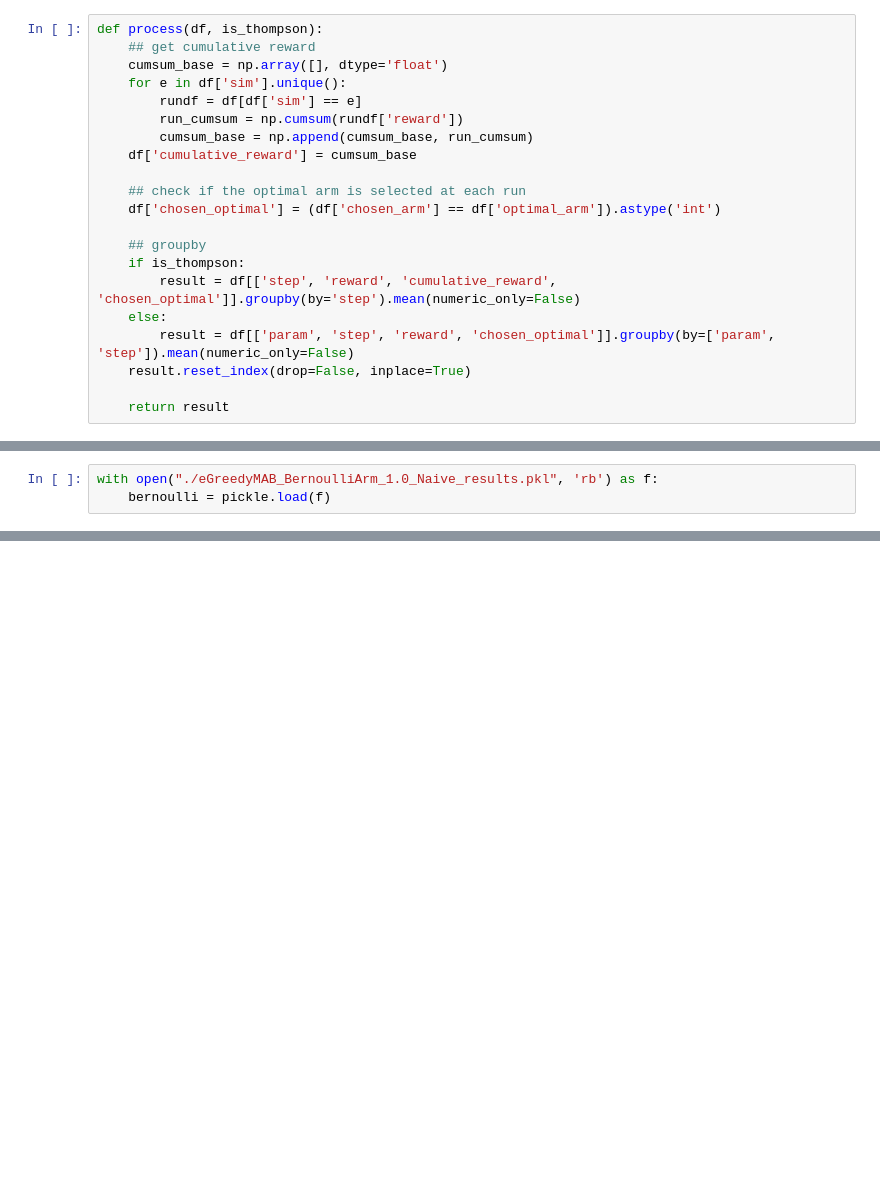
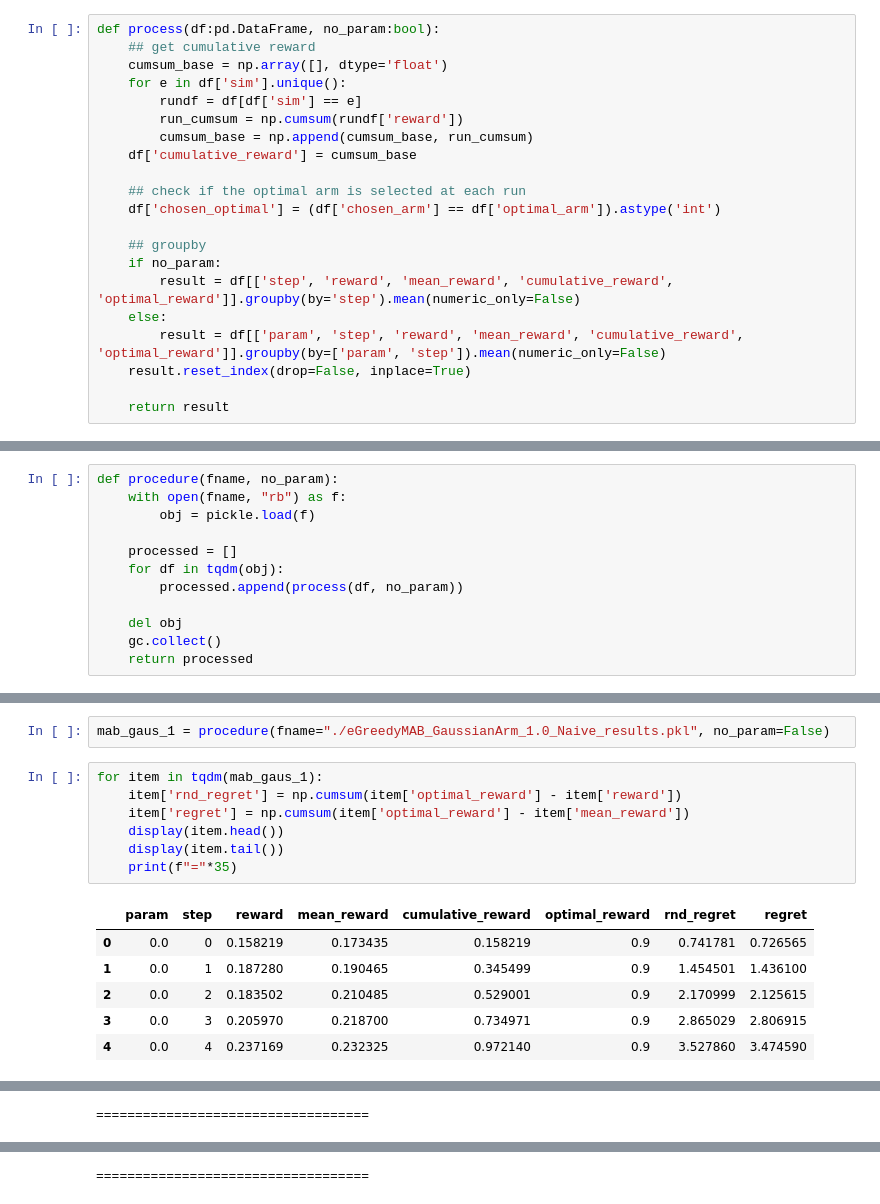
Before and after one commit to sungwoopark95/rl-practice, a Jupyter notebook: bandit/MAB/Bandit_Regret_Analysis.ipynb, the cells around one changed output, grey strips where cells are left out. Drawn from its saved outputs; the diff is of its cells as text; blank space fills up the shorter version.

Commit message:
upload regret analysis

```diff
--- a/bandit/MAB/Bandit_Regret_Analysis.ipynb
+++ b/bandit/MAB/Bandit_Regret_Analysis.ipynb
@@ -9,5 +31,5 @@ import gc
 # %%
-def process(df, is_thompson):
+def process(df:pd.DataFrame, no_param:bool):
     ## get cumulative reward
     cumsum_base = np.array([], dtype='float')
     for e in df['sim'].unique():
@@ -20,10 +42,10 @@ def process(df, is_thompson):
     df['chosen_optimal'] = (df['chosen_arm'] == df['optimal_arm']).astype('int')
 
     ## groupby
-    if is_thompson:
-        result = df[['step', 'reward', 'cumulative_reward', 'chosen_optimal']].groupby(by='step').mean(numeric_only=False)
+    if no_param:
+        result = df[['step', 'reward', 'mean_reward', 'cumulative_reward', 'optimal_reward']].groupby(by='step').mean(numeric_only=False)
     else:
-        result = df[['param', 'step', 'reward', 'chosen_optimal']].groupby(by=['param', 'step']).mean(numeric_only=False)
+        result = df[['param', 'step', 'reward', 'mean_reward', 'cumulative_reward', 'optimal_reward']].groupby(by=['param', 'step']).mean(numeric_only=False)
     result.reset_index(drop=False, inplace=True)
 
     return result
@@ -52,4 +75 @@ def plot_results(dfs, column, title, model, figsize=(12, 8)):
     plt.show()
-# %%
-with open("./eGreedyMAB_BernoulliArm_1.0_Naive_results.pkl", 'rb') as f:
-    bernoulli = pickle.load(f)
@@ -59,0 +76,12 @@ print(type(bernoulli))
+# %%
+def procedure(fname, no_param):
+    with open(fname, "rb") as f:
+        obj = pickle.load(f)
+
+    processed = []
+    for df in tqdm(obj):
+        processed.append(process(df, no_param))
+
+    del obj
+    gc.collect()
+    return processed
@@ -59,0 +134,16 @@ print(type(bernoulli))
+# %%
+mab_gaus_1 = procedure(fname="./eGreedyMAB_GaussianArm_1.0_Naive_results.pkl", no_param=False)
+# %%
+for item in tqdm(mab_gaus_1):
+    item['rnd_regret'] = np.cumsum(item['optimal_reward'] - item['reward'])
+    item['regret'] = np.cumsum(item['optimal_reward'] - item['mean_reward'])
+    display(item.head())
+    display(item.tail())
+    print(f"="*35)
+# %% [output]
+|  | param | step | reward | mean_reward | cumulative_reward | optimal_reward | rnd_regret | regret |
+| 0 | 0.0 | 0 | 0.158219 | 0.173435 | 0.158219 | 0.9 | 0.741781 | 0.726565 |
+| 1 | 0.0 | 1 | 0.187280 | 0.190465 | 0.345499 | 0.9 | 1.454501 | 1.436100 |
+| 2 | 0.0 | 2 | 0.183502 | 0.210485 | 0.529001 | 0.9 | 2.170999 | 2.125615 |
+| 3 | 0.0 | 3 | 0.205970 | 0.218700 | 0.734971 | 0.9 | 2.865029 | 2.806915 |
+| 4 | 0.0 | 4 | 0.237169 | 0.232325 | 0.972140 | 0.9 | 3.527860 | 3.474590 |
@@ -59,0 +156 @@ print(type(bernoulli))
+===================================
@@ -59,0 +169 @@ print(type(bernoulli))
+===================================
```
Also changed, not shown: parts of 15 cells of this notebook, 2 other files.
